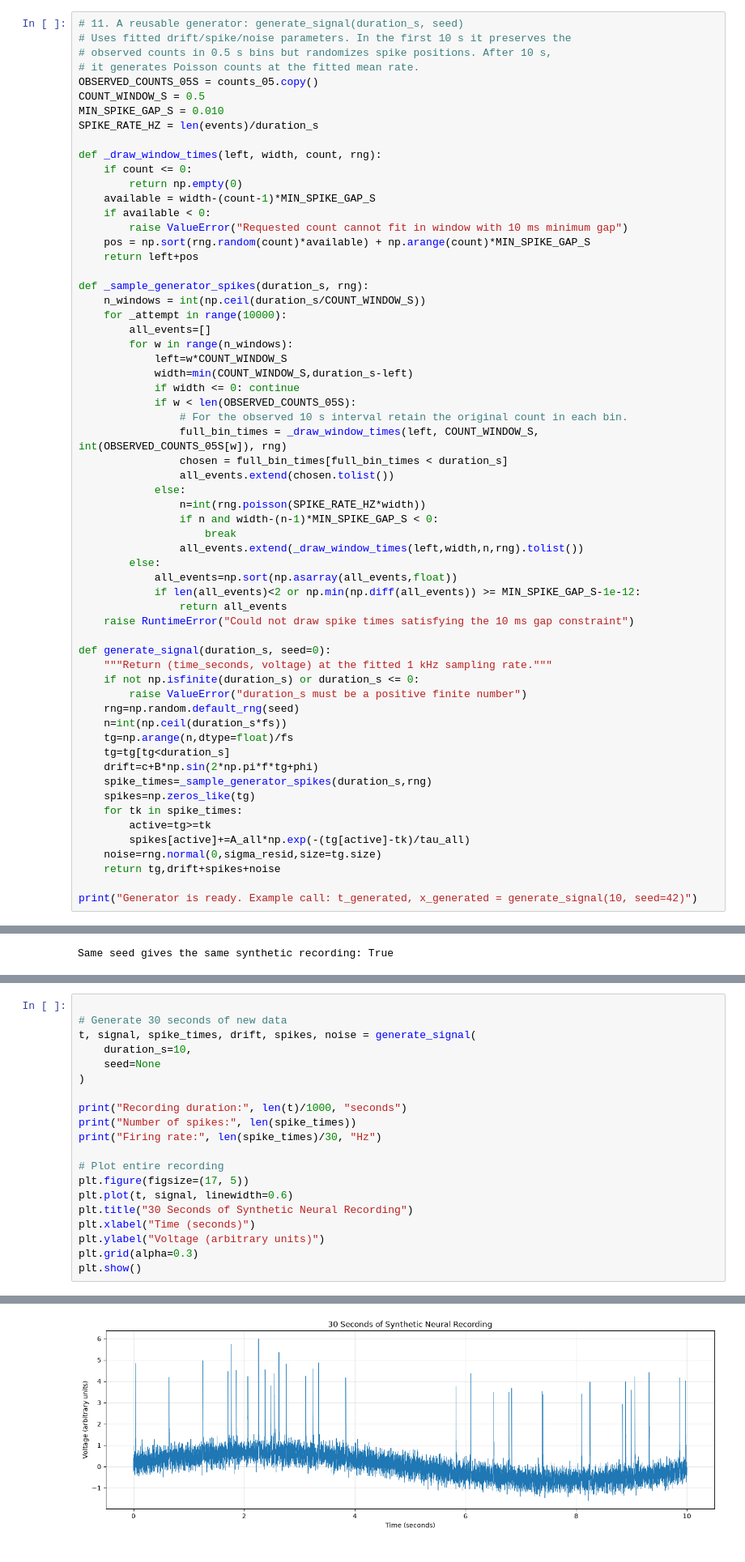
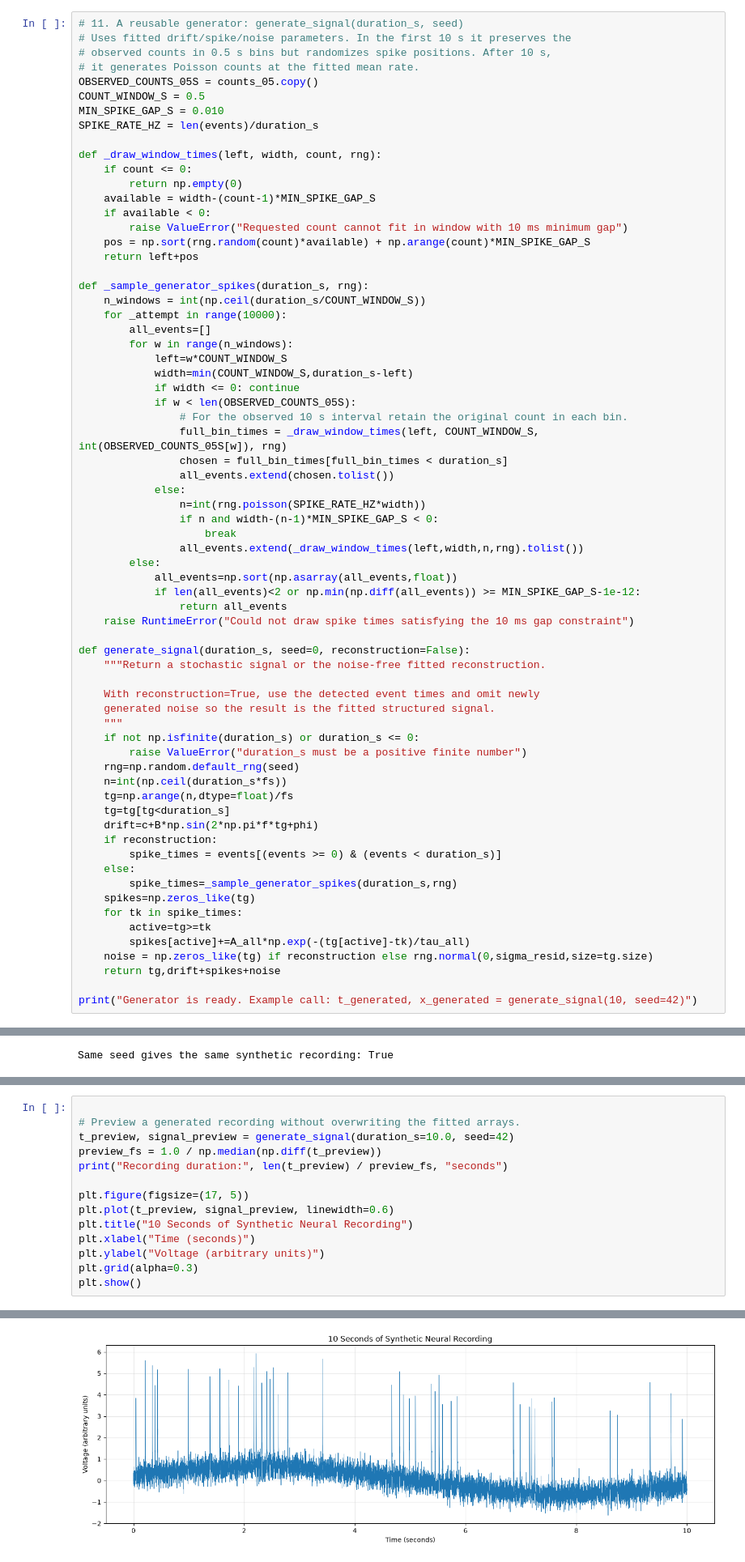
Before and after one commit to Chlo3Cook/spike-simulator-MAC, a Jupyter notebook: src/simulator.ipynb, the cells around one changed output, grey strips where cells are left out. Shown at 81% size. Cells and saved outputs as stored; diff of their text form.

Commit message:
Add task 3 evaluator and reconstruction
Co-authored-by: Copilot <223556219+Copilot@users.noreply.github.com>

```diff
--- a/src/simulator.ipynb
+++ b/src/simulator.ipynb
@@ -542,8 +557,12 @@ def _sample_generator_spikes(duration_s, rng):
                 return all_events
     raise RuntimeError("Could not draw spike times satisfying the 10 ms gap constraint")
 
-def generate_signal(duration_s, seed=0):
-    """Return (time_seconds, voltage) at the fitted 1 kHz sampling rate."""
+def generate_signal(duration_s, seed=0, reconstruction=False):
+    """Return a stochastic signal or the noise-free fitted reconstruction.
+
+    With reconstruction=True, use the detected event times and omit newly
+    generated noise so the result is the fitted structured signal.
+    """
     if not np.isfinite(duration_s) or duration_s <= 0:
         raise ValueError("duration_s must be a positive finite number")
     rng=np.random.default_rng(seed)
@@ -551,12 +570,15 @@ def generate_signal(duration_s, seed=0):
     tg=np.arange(n,dtype=float)/fs
     tg=tg[tg<duration_s]
     drift=c+B*np.sin(2*np.pi*f*tg+phi)
-    spike_times=_sample_generator_spikes(duration_s,rng)
+    if reconstruction:
+        spike_times = events[(events >= 0) & (events < duration_s)]
+    else:
+        spike_times=_sample_generator_spikes(duration_s,rng)
     spikes=np.zeros_like(tg)
     for tk in spike_times:
         active=tg>=tk
         spikes[active]+=A_all*np.exp(-(tg[active]-tk)/tau_all)
-    noise=rng.normal(0,sigma_resid,size=tg.size)
+    noise = np.zeros_like(tg) if reconstruction else rng.normal(0,sigma_resid,size=tg.size)
     return tg,drift+spikes+noise
 
 print("Generator is ready. Example call: t_generated, x_generated = generate_signal(10, seed=42)")
@@ -772,19 +718,13 @@ def generate_signal(duration_s=30, seed=42, fs=1000):
 # %%
 
-# Generate 30 seconds of new data
-t, signal, spike_times, drift, spikes, noise = generate_signal(
-    duration_s=10,
-    seed=None
-)
+# Preview a generated recording without overwriting the fitted arrays.
+t_preview, signal_preview = generate_signal(duration_s=10.0, seed=42)
+preview_fs = 1.0 / np.median(np.diff(t_preview))
+print("Recording duration:", len(t_preview) / preview_fs, "seconds")
 
-print("Recording duration:", len(t)/1000, "seconds")
-print("Number of spikes:", len(spike_times))
-print("Firing rate:", len(spike_times)/30, "Hz")
-
-# Plot entire recording
 plt.figure(figsize=(17, 5))
-plt.plot(t, signal, linewidth=0.6)
-plt.title("30 Seconds of Synthetic Neural Recording")
+plt.plot(t_preview, signal_preview, linewidth=0.6)
+plt.title("10 Seconds of Synthetic Neural Recording")
 plt.xlabel("Time (seconds)")
 plt.ylabel("Voltage (arbitrary units)")
 plt.grid(alpha=0.3)
@@ -796 +734 @@ Firing rate: 1.1 Hz
-[figure, old version]
+[figure, new version]
```
Also changed, not shown: parts of 11 cells of this notebook, 6 other files.
